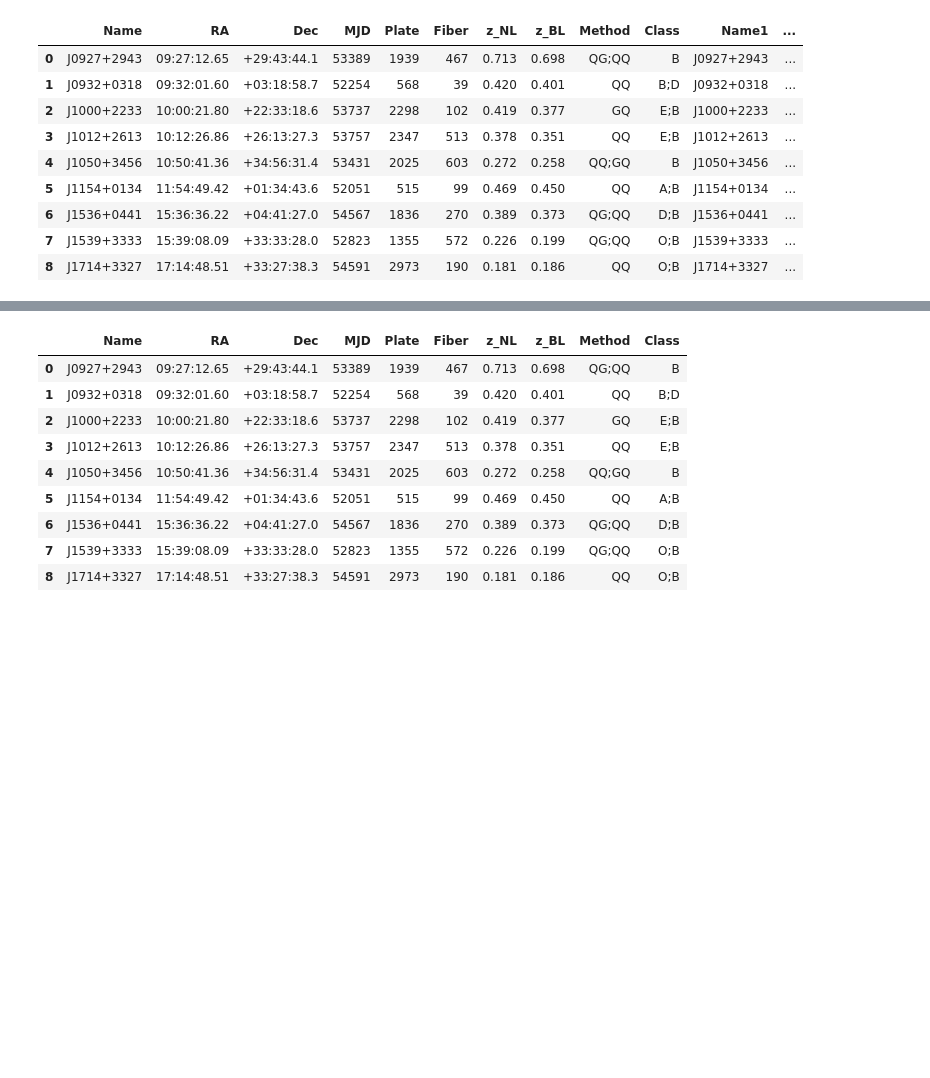
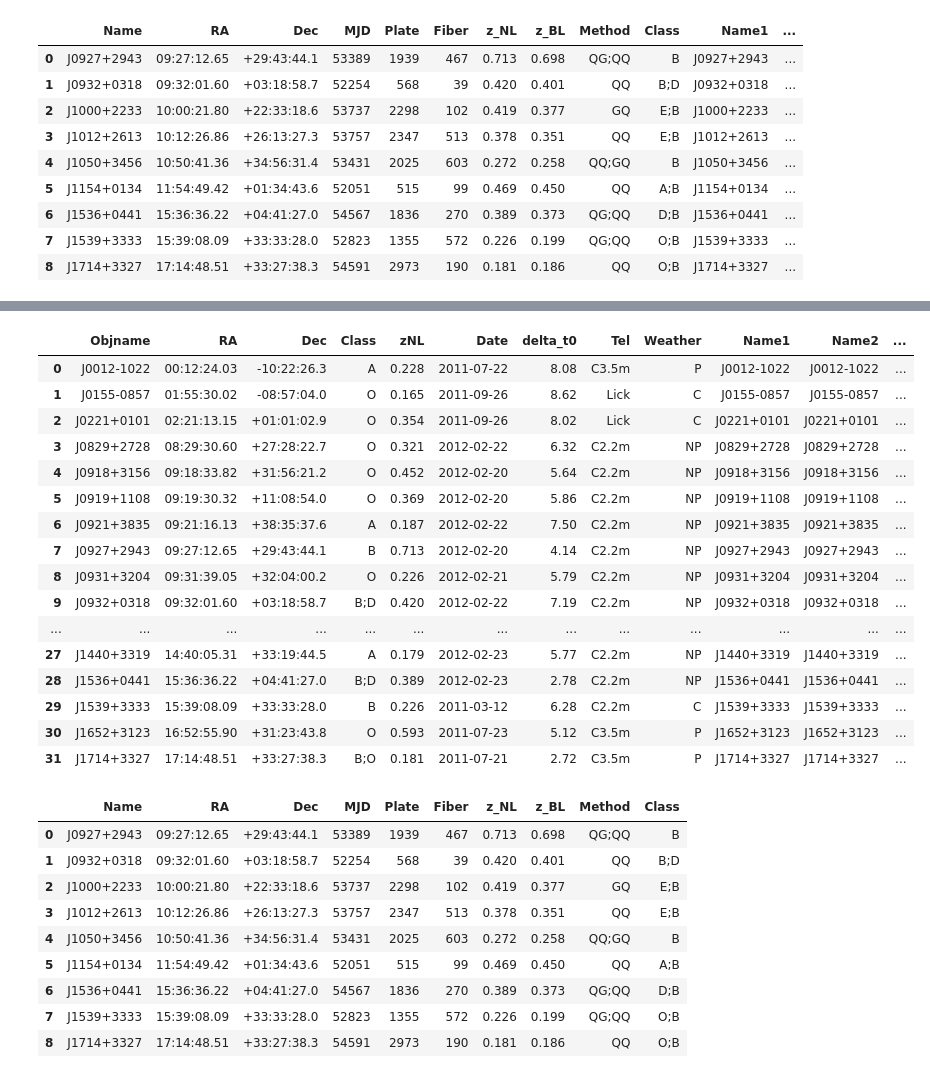
Before and after one commit to thatastroguy/thebigmac, a Jupyter notebook: BH_Binary_Broadline_Studies.ipynb, the cells around one changed output, grey strips where cells are left out. Saved outputs shown, nothing was run; the diff lists cells and outputs as text; code cells hidden in the pictures; blank space fills up the shorter version.

```diff
--- a/BH_Binary_Broadline_Studies.ipynb
+++ b/BH_Binary_Broadline_Studies.ipynb
@@ -284,3 +300,32 @@ decarli2013
+# %%
+# Here we'll add Lusso+2014, which was a follow-up to Tsalmantza+2011 and Decarli+2013
+
+#for index, row in decarli2013.iterrows():
+    #if row['Name'] in hutsemekers2020:
+decarli2013['Paper(s)'] += ' ; Lusso+2014 '
+decarli2013['BibCode(s)'] += ' ; 2014MNRAS.441..316L'
+decarli2013['DOI(s)'] += ' ;  https://doi.org/10.1093/mnras/stu572'
+decarli2013['Notes']+=' Lusso+ fit the SEDs to search for evidence of peculiar properties that could be consistent with the recoil hypothesis. In a scenario where teh recoilis displaced from the center of the galaxy and has left the torus behind the AGN should show a deficit of 12um emission. They find that all objects in the sample (with the possible exception of J1154) exhibit a significant amount of 12um emission in contrast to the recoil scenario.'
+
+decarli2013
+# %% [output]
+|  | Objname | RA | Dec | Class | zNL | Date | delta_t0 | Tel | Weather | Name1 | Name2 | ... |
+| 0 | J0012-1022 | 00:12:24.03 | -10:22:26.3 | A | 0.228 | 2011-07-22 | 8.08 | C3.5m | P | J0012-1022 | J0012-1022 | ... |
+| 1 | J0155-0857 | 01:55:30.02 | -08:57:04.0 | O | 0.165 | 2011-09-26 | 8.62 | Lick | C | J0155-0857 | J0155-0857 | ... |
+| 2 | J0221+0101 | 02:21:13.15 | +01:01:02.9 | O | 0.354 | 2011-09-26 | 8.02 | Lick | C | J0221+0101 | J0221+0101 | ... |
+| 3 | J0829+2728 | 08:29:30.60 | +27:28:22.7 | O | 0.321 | 2012-02-22 | 6.32 | C2.2m | NP | J0829+2728 | J0829+2728 | ... |
+| 4 | J0918+3156 | 09:18:33.82 | +31:56:21.2 | O | 0.452 | 2012-02-20 | 5.64 | C2.2m | NP | J0918+3156 | J0918+3156 | ... |
+| 5 | J0919+1108 | 09:19:30.32 | +11:08:54.0 | O | 0.369 | 2012-02-20 | 5.86 | C2.2m | NP | J0919+1108 | J0919+1108 | ... |
+| 6 | J0921+3835 | 09:21:16.13 | +38:35:37.6 | A | 0.187 | 2012-02-22 | 7.50 | C2.2m | NP | J0921+3835 | J0921+3835 | ... |
+| 7 | J0927+2943 | 09:27:12.65 | +29:43:44.1 | B | 0.713 | 2012-02-20 | 4.14 | C2.2m | NP | J0927+2943 | J0927+2943 | ... |
+| 8 | J0931+3204 | 09:31:39.05 | +32:04:00.2 | O | 0.226 | 2012-02-21 | 5.79 | C2.2m | NP | J0931+3204 | J0931+3204 | ... |
+| 9 | J0932+0318 | 09:32:01.60 | +03:18:58.7 | B;D | 0.420 | 2012-02-22 | 7.19 | C2.2m | NP | J0932+0318 | J0932+0318 | ... |
+| ... | ... | ... | ... | ... | ... | ... | ... | ... | ... | ... | ... | ... |
+| 27 | J1440+3319 | 14:40:05.31 | +33:19:44.5 | A | 0.179 | 2012-02-23 | 5.77 | C2.2m | NP | J1440+3319 | J1440+3319 | ... |
+| 28 | J1536+0441 | 15:36:36.22 | +04:41:27.0 | B;D | 0.389 | 2012-02-23 | 2.78 | C2.2m | NP | J1536+0441 | J1536+0441 | ... |
+| 29 | J1539+3333 | 15:39:08.09 | +33:33:28.0 | B | 0.226 | 2011-03-12 | 6.28 | C2.2m | C | J1539+3333 | J1539+3333 | ... |
+| 30 | J1652+3123 | 16:52:55.90 | +31:23:43.8 | O | 0.593 | 2011-07-23 | 5.12 | C3.5m | P | J1652+3123 | J1652+3123 | ... |
+| 31 | J1714+3327 | 17:14:48.51 | +33:27:38.3 | B;O | 0.181 | 2011-07-21 | 2.72 | C3.5m | P | J1714+3327 | J1714+3327 | ... |
 # %%
 # %% [output]
 |  | Name | RA | Dec | MJD | Plate | Fiber | z_NL | z_BL | Method | Class |
```
Also changed, not shown: parts of 14 cells of this notebook, 6 other files.
